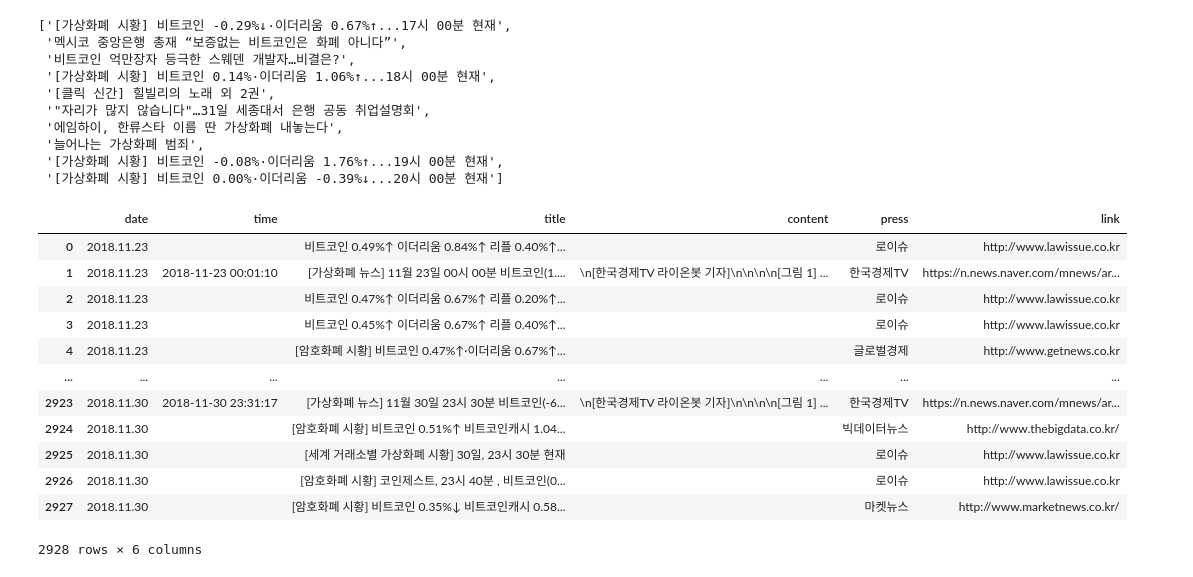
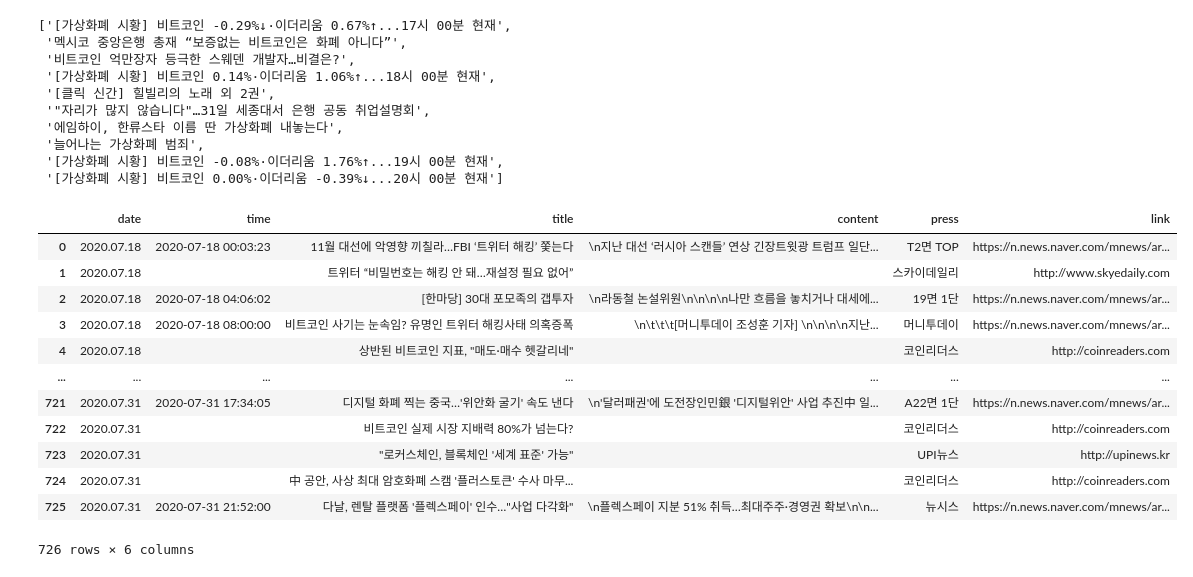
Before and after one commit to boyu571/LLM_based_investment_research, a Jupyter notebook: v5_naver_news_crawling.ipynb, the cells around one changed output. Cells and saved outputs as stored; diff of their text form; code cells hidden in the pictures.

```diff
--- a/v5_naver_news_crawling.ipynb
+++ b/v5_naver_news_crawling.ipynb
@@ -206,19 +257,19 @@ df3 = df
-# %%
-df3
-# %% [output]
-|  | date | time | title | content | press | link |
-| 0 | 2018.11.23 |  | 비트코인 0.49%↑ 이더리움 0.84%↑ 리플 0.40%↑... |  | 로이슈 | http://www.lawissue.co.kr |
-| 1 | 2018.11.23 | 2018-11-23 00:01:10 | [가상화폐 뉴스] 11월 23일 00시 00분 비트코인(1.... | \n[한국경제TV 라이온봇 기자]\n\n\n\n[그림 1] ... | 한국경제TV | https://n.news.naver.com/mnews/ar... |
-| 2 | 2018.11.23 |  | 비트코인 0.47%↑ 이더리움 0.67%↑ 리플 0.20%↑... |  | 로이슈 | http://www.lawissue.co.kr |
-| 3 | 2018.11.23 |  | 비트코인 0.45%↑ 이더리움 0.67%↑ 리플 0.40%↑... |  | 로이슈 | http://www.lawissue.co.kr |
-| 4 | 2018.11.23 |  | [암호화폐 시황] 비트코인 0.47%↑·이더리움 0.67%↑... |  | 글로벌경제 | http://www.getnews.co.kr |
-| ... | ... | ... | ... | ... | ... | ... |
-| 2923 | 2018.11.30 | 2018-11-30 23:31:17 | [가상화폐 뉴스] 11월 30일 23시 30분 비트코인(-6... | \n[한국경제TV 라이온봇 기자]\n\n\n\n[그림 1] ... | 한국경제TV | https://n.news.naver.com/mnews/ar... |
-| 2924 | 2018.11.30 |  | [암호화폐 시황] 비트코인 0.51%↑ 비트코인캐시 1.04... |  | 빅데이터뉴스 | http://www.thebigdata.co.kr/ |
-| 2925 | 2018.11.30 |  | [세계 거래소별 가상화폐 시황] 30일, 23시 30분 현재 |  | 로이슈 | http://www.lawissue.co.kr |
-| 2926 | 2018.11.30 |  | [암호화폐 시황] 코인제스트, 23시 40분 , 비트코인(0... |  | 로이슈 | http://www.lawissue.co.kr |
-| 2927 | 2018.11.30 |  | [암호화폐 시황] 비트코인 0.35%↓ 비트코인캐시 0.58... |  | 마켓뉴스 | http://www.marketnews.co.kr/ |
-2928 rows × 6 columns
+# %%
+df5
+# %% [output]
+|  | date | time | title | content | press | link |
+| 0 | 2020.07.18 | 2020-07-18 00:03:23 | 11월 대선에 악영향 끼칠라…FBI ‘트위터 해킹’ 쫓는다 | \n지난 대선 ‘러시아 스캔들’ 연상 긴장트윗광 트럼프 일단... | T2면 TOP | https://n.news.naver.com/mnews/ar... |
+| 1 | 2020.07.18 |  | 트위터 “비밀번호는 해킹 안 돼…재설정 필요 없어” |  | 스카이데일리 | http://www.skyedaily.com |
+| 2 | 2020.07.18 | 2020-07-18 04:06:02 | [한마당] 30대 포모족의 갭투자 | \n라동철 논설위원\n\n\n\n나만 흐름을 놓치거나 대세에... | 19면 1단 | https://n.news.naver.com/mnews/ar... |
+| 3 | 2020.07.18 | 2020-07-18 08:00:00 | 비트코인 사기는 눈속임? 유명인 트위터 해킹사태 의혹증폭 | \n\t\t\t[머니투데이 조성훈 기자] \n\n\n\n지난... | 머니투데이 | https://n.news.naver.com/mnews/ar... |
+| 4 | 2020.07.18 |  | 상반된 비트코인 지표, "매도·매수 헷갈리네" |  | 코인리더스 | http://coinreaders.com |
+| ... | ... | ... | ... | ... | ... | ... |
+| 721 | 2020.07.31 | 2020-07-31 17:34:05 | 디지털 화폐 찍는 중국…'위안화 굴기' 속도 낸다 | \n'달러패권'에 도전장인민銀 '디지털위안' 사업 추진中 일... | A22면 1단 | https://n.news.naver.com/mnews/ar... |
+| 722 | 2020.07.31 |  | 비트코인 실제 시장 지배력 80%가 넘는다? |  | 코인리더스 | http://coinreaders.com |
+| 723 | 2020.07.31 |  | "로커스체인, 블록체인 '세계 표준' 가능" |  | UPI뉴스 | http://upinews.kr |
+| 724 | 2020.07.31 |  | 中 공안, 사상 최대 암호화폐 스캠 '플러스토큰' 수사 마무... |  | 코인리더스 | http://coinreaders.com |
+| 725 | 2020.07.31 | 2020-07-31 21:52:00 | 다날, 렌탈 플랫폼 '플렉스페이' 인수…"사업 다각화" | \n플렉스페이 지분 51% 취득…최대주주·경영권 확보\n\n... | 뉴시스 | https://n.news.naver.com/mnews/ar... |
+726 rows × 6 columns
 # %%
 len(df1)
 len(df2)
```
Also changed, not shown: parts of 10 cells of this notebook, 16 other files.
